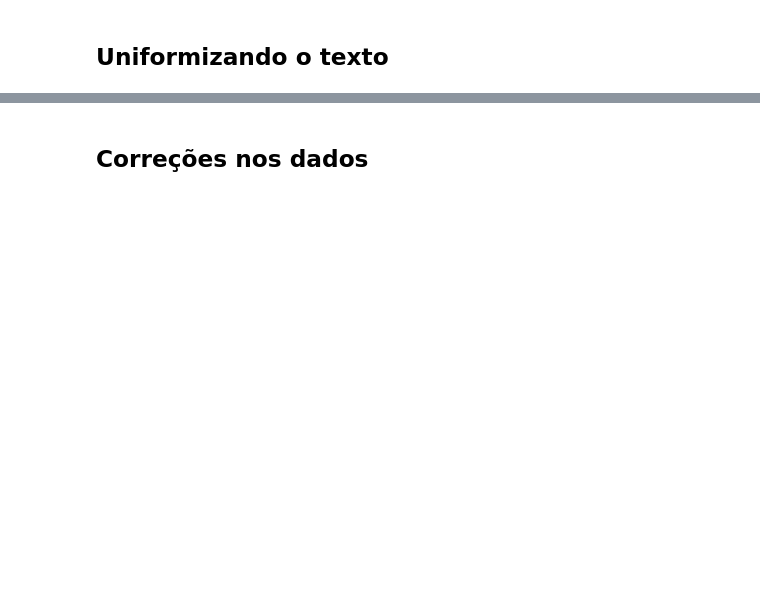
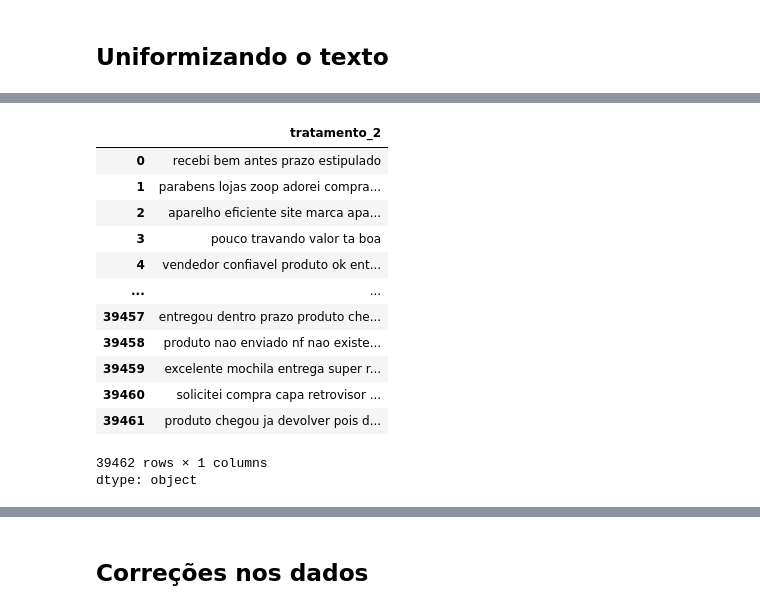
Before and after one commit to marcoamolinaro/machine-learning-alura, a Jupyter notebook: NLP_TrabalhandoSimilaridadeDeSentenca/Notebook_NLP_similaridade.ipynb, the cells around one changed output, grey strips where cells are left out. Saved outputs shown, nothing was run; the diff lists cells and outputs as text; code cells hidden in the pictures; blank space fills up the shorter version.

```diff
--- a/NLP_TrabalhandoSimilaridadeDeSentenca/Notebook_NLP_similaridade.ipynb
+++ b/NLP_TrabalhandoSimilaridadeDeSentenca/Notebook_NLP_similaridade.ipynb
@@ -197,0 +251,17 @@ dados['tratamento_1'][11]
+# %%
+dados['tratamento_2']
+# %% [output]
+|  | tratamento_2 |
+| 0 | recebi bem antes prazo estipulado |
+| 1 | parabens lojas zoop adorei compra... |
+| 2 | aparelho eficiente site marca apa... |
+| 3 | pouco travando valor ta boa |
+| 4 | vendedor confiavel produto ok ent... |
+| ... | ... |
+| 39457 | entregou dentro prazo produto che... |
+| 39458 | produto nao enviado nf nao existe... |
+| 39459 | excelente mochila entrega super r... |
+| 39460 | solicitei compra capa retrovisor ... |
+| 39461 | produto chegou ja devolver pois d... |
+39462 rows × 1 columns
+dtype: object
```
Also changed, not shown: parts of 31 cells of this notebook.
